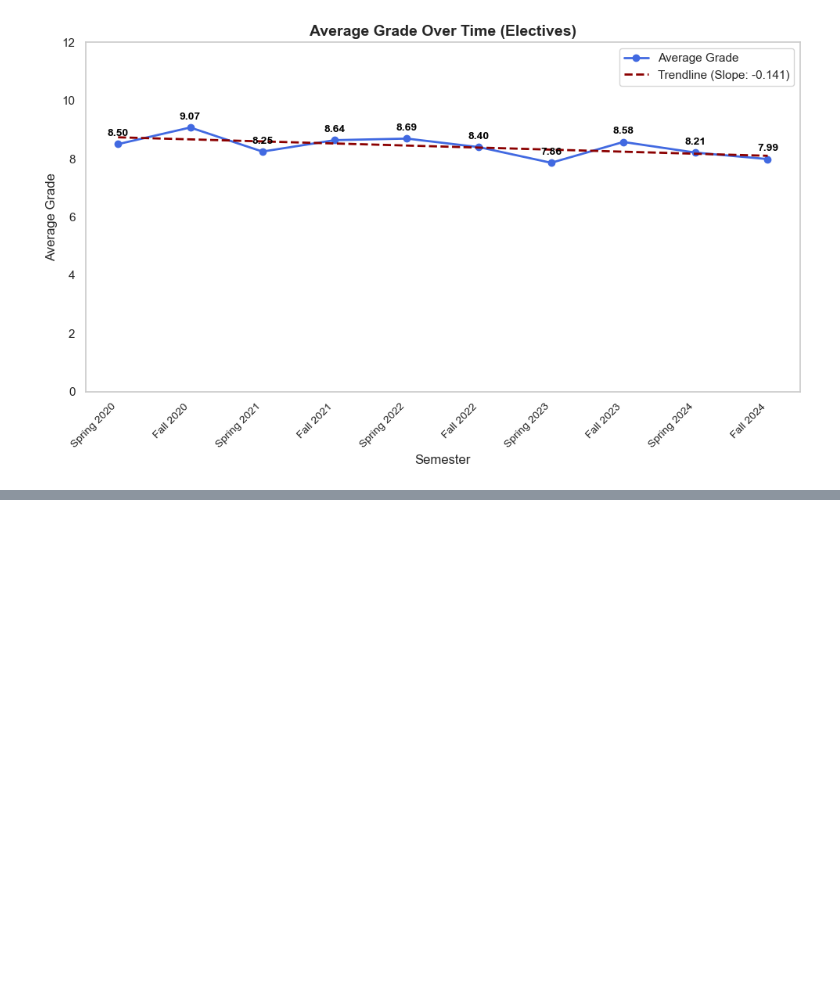
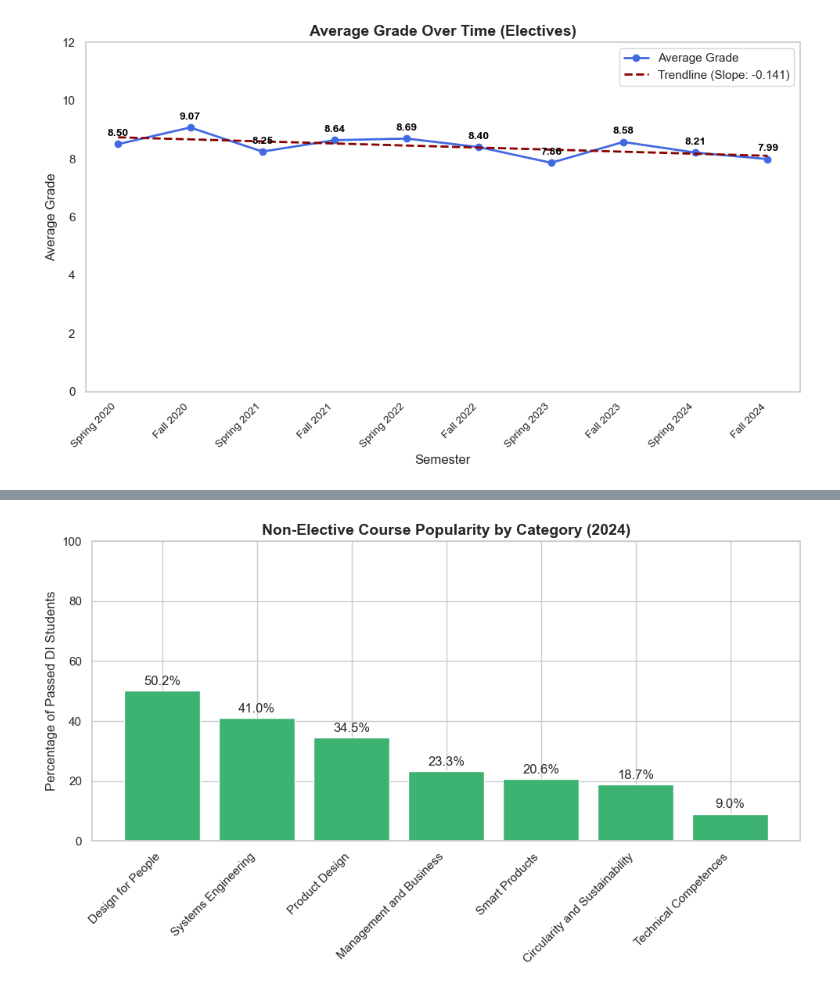
Before and after one commit to Alex-Nielsen-manden/Alex-Nielsen-manden.github.io, a Jupyter notebook: Data load/Final Project B.ipynb, the cells around one changed output, grey strips where cells are left out. Cells and saved outputs as stored; diff of their text form; code cells hidden in the pictures; blank space fills up the shorter version.

```diff
--- a/Data load/Final Project B.ipynb
+++ b/Data load/Final Project B.ipynb
@@ -880,0 +887,53 @@ plt.show()
+# %%
+# Copy and exclude electives
+df_n7 = CD.copy()
+df_n7 = df_n7[df_n7['Course type'] != 'Elective']
+
+# Convert columns to numeric
+df_n7['Passed students'] = pd.to_numeric(df_n7['Passed students'], errors='coerce')
+df_n7['Passed DI students'] = pd.to_numeric(df_n7['Passed DI students'], errors='coerce')
+
+# Drop missing or invalid values
+df_n7 = df_n7.dropna(subset=['Passed students', 'Passed DI students'])
+df_n7 = df_n7[df_n7['Passed students'] > 0]
+
+# Privacy rounding
+df_n7.loc[df_n7['Passed students'] <= 5, 'Passed students'] = 5
+df_n7.loc[df_n7['Passed DI students'] <= 5, 'Passed DI students'] = 5
+
+# Calculate DI percentage
+df_n7['DI_fraction'] = 100 * df_n7['Passed DI students'] / df_n7['Passed students']
+
+# Handle multi-category courses
+df_n7['Category'] = df_n7['Category'].astype(str).str.split(',')
+df_n7 = df_n7.explode('Category')
+df_n7['Category'] = df_n7['Category'].str.strip()
+df_n7 = df_n7[df_n7['Category'].str.lower().isin(['', 'nan', 'none']) == False]
+
+# Extract year and filter for 2024
+df_n7['Year'] = df_n7['Semester'].str.extract(r'(\d{4})')
+df_n7 = df_n7[df_n7['Year'] == '2024']
+
+# Group and summarize
+summary = df_n7.groupby('Category')['DI_fraction'].mean().reset_index()
+summary = summary.sort_values(by='DI_fraction', ascending=False)
+
+# Plot
+plt.figure(figsize=(10, 6))
+bars = plt.bar(summary['Category'], summary['DI_fraction'], color='mediumseagreen')
+plt.title('Non-Elective Course Popularity by Category (2024)', fontsize=14, fontweight='bold')
+plt.ylabel("Percentage of Passed DI Students")
+plt.xticks(rotation=45, ha='right')
+plt.ylim(0, 100)
+
+# Annotate bars
+for bar in bars:
+    height = bar.get_height()
+    plt.annotate(f'{height:.1f}%', xy=(bar.get_x() + bar.get_width() / 2, height),
+                 xytext=(0, 3), textcoords="offset points", ha='center', va='bottom')
+
+plt.tight_layout()
+plt.savefig("popularity_by_category_2024_non_electives.png", dpi=300, bbox_inches="tight")
+plt.show()
+# %% [output]
+[figure, added]
```
Also changed, not shown: parts of 3 cells of this notebook, 4 other files.
